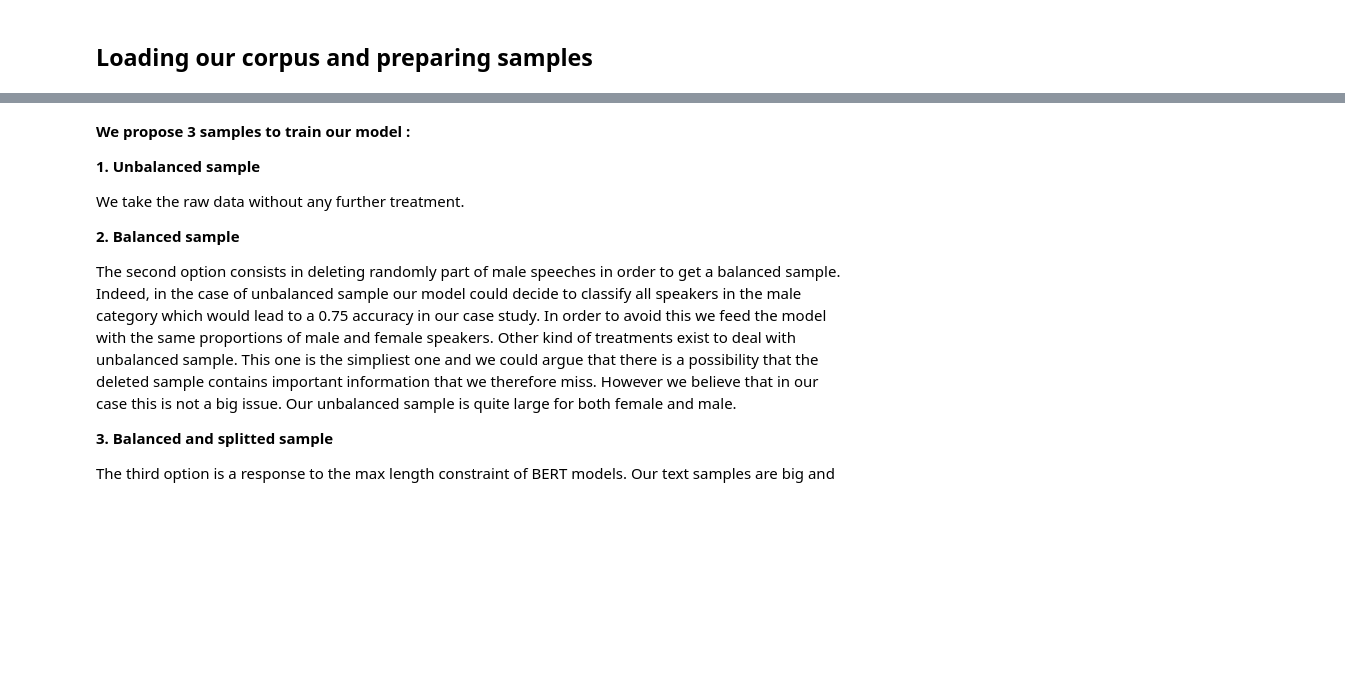
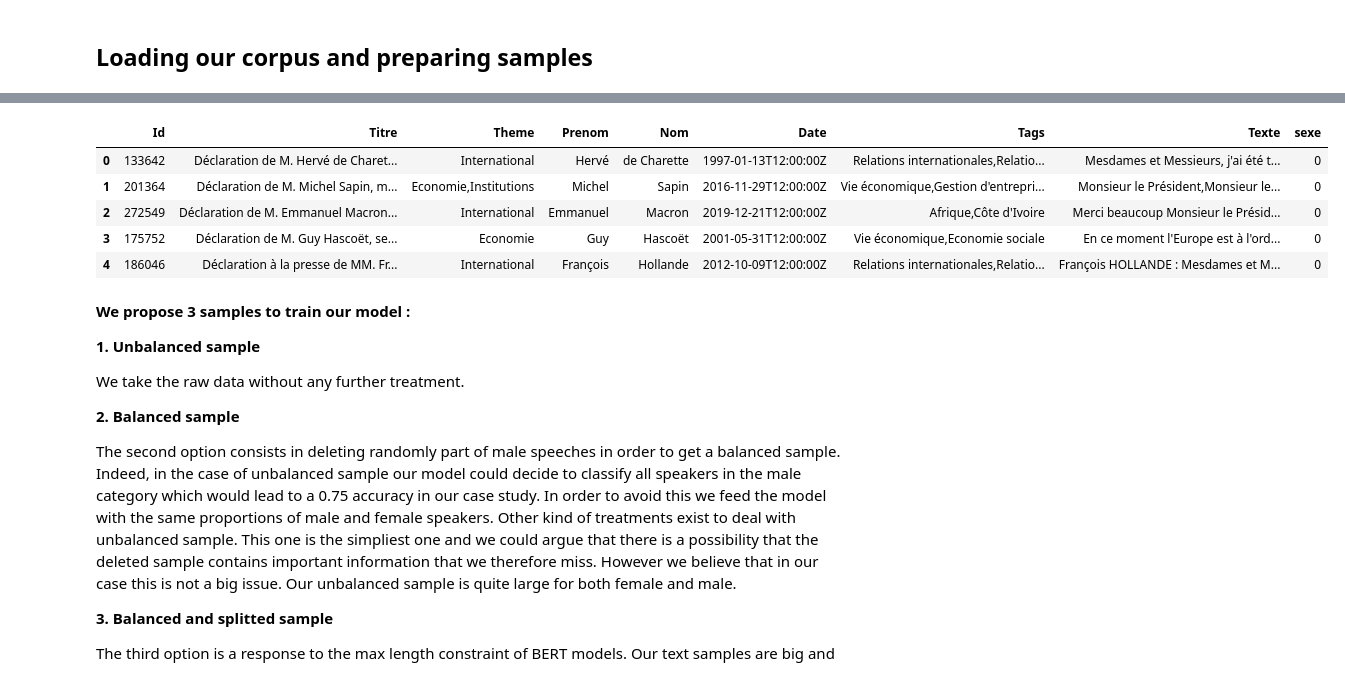
Before and after one commit to cerezamo/NLP_brouillon, a Jupyter notebook: Camembert_v2.ipynb, the cells around one changed output, grey strips where cells are left out. Cells and saved outputs as stored; diff of their text form; code cells hidden in the pictures; blank space fills up the shorter version.

```diff
--- a/Camembert_v2.ipynb
+++ b/Camembert_v2.ipynb
@@ -143,3 +143,52 @@ Messieurs les Ministres,Messieurs les Parlementaires,Monsieur l'Ambassadeur, Mad
+# %%
+# Import medium_df_desq in "files" (on the left) this can take some time !
+import pandas as pd
+import numpy as np
+
+# Load the dataset into a pandas dataframe.
+df_balanced=pd.read_csv('medium_df_eq.csv',encoding='utf-8')
+
+# Shuffle the date
+
+# Some of the speeches are interviews (wrongly classified in the website) we try to delete most of them
+df_balanced=df_balanced[~df_balanced.Texte.str.startswith("Q-")]
+df_balanced=df_balanced[~df_balanced.Texte.str.startswith("R-")]
+df_balanced=df_balanced[df_balanced.Id!=169898] # FOr some reason a problem on this text occured for preprocessing
+
+# Normalization of the labels [0,1] instead of [1,2] (0 = men, 1 = women)
+df_balanced.sexe=df_balanced.sexe.replace(1,0)
+df_balanced.sexe=df_balanced.sexe.replace(2,1)
+
+# We keep only variables of interest
+df_balanced=df_balanced[['Id','Titre','Theme','Prenom','Nom','Date','Tags','Texte','sexe']]
+
+# For the cleaning part we will just remove urls, parenthesis and double spacing if any
+import re
+def cleaning_stuff(text):
+    text = re.sub(r" \(.*?\)", '', text, flags=re.MULTILINE)
+    text = re.sub(r'(https|http)?:\/\/(\w|\.|\/|\?|\=|\&|\%)*\b', '', text, flags=re.MULTILINE)
+    text = text.replace('(',' ')
+    text = text.replace(')',' ')
+    text = text.replace('.  ','. ')
+    text = text.replace('  ','')
+    text=text.replace(" :'","")
+    text = text.strip()
+    text = text.replace("\'","'")
+    return text
+
+df_balanced['Texte']=df_balanced.Texte.apply(cleaning_stuff)
+df_balanced=df_balanced[df_balanced.Texte!='']
+
+df_balanced = df_balanced[~df_balanced.Titre.str.startswith('Déclaration conjointe')]
+# This is a sample of our dataset
+df_balanced.head(5)
+# %% [output]
+|  | Id | Titre | Theme | Prenom | Nom | Date | Tags | Texte | sexe |
+| 0 | 133642 | Déclaration de M. Hervé de Charet... | International | Hervé | de Charette | 1997-01-13T12:00:00Z | Relations internationales,Relatio... | Mesdames et Messieurs, j'ai été t... | 0 |
+| 1 | 201364 | Déclaration de M. Michel Sapin, m... | Economie,Institutions | Michel | Sapin | 2016-11-29T12:00:00Z | Vie économique,Gestion d'entrepri... | Monsieur le Président,Monsieur le... | 0 |
+| 2 | 272549 | Déclaration de M. Emmanuel Macron... | International | Emmanuel | Macron | 2019-12-21T12:00:00Z | Afrique,Côte d'Ivoire | Merci beaucoup Monsieur le Présid... | 0 |
+| 3 | 175752 | Déclaration de M. Guy Hascoët, se... | Economie | Guy | Hascoët | 2001-05-31T12:00:00Z | Vie économique,Economie sociale | En ce moment l'Europe est à l'ord... | 0 |
+| 4 | 186046 | Déclaration à la presse de MM. Fr... | International | François | Hollande | 2012-10-09T12:00:00Z | Relations internationales,Relatio... | François HOLLANDE : Mesdames et M... | 0 |
 # %% [markdown]
 **We propose 3 samples to train our model :**
 
```
Also changed, not shown: parts of 29 cells of this notebook.
